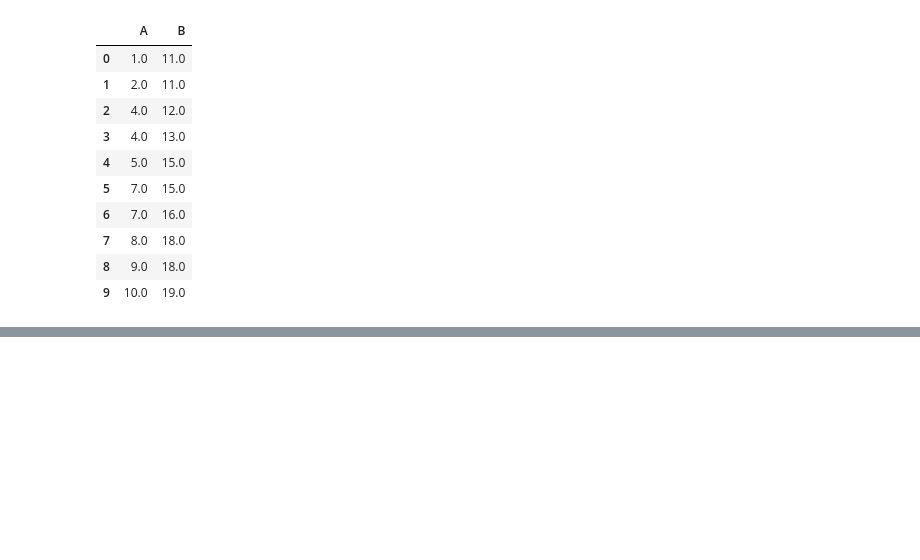
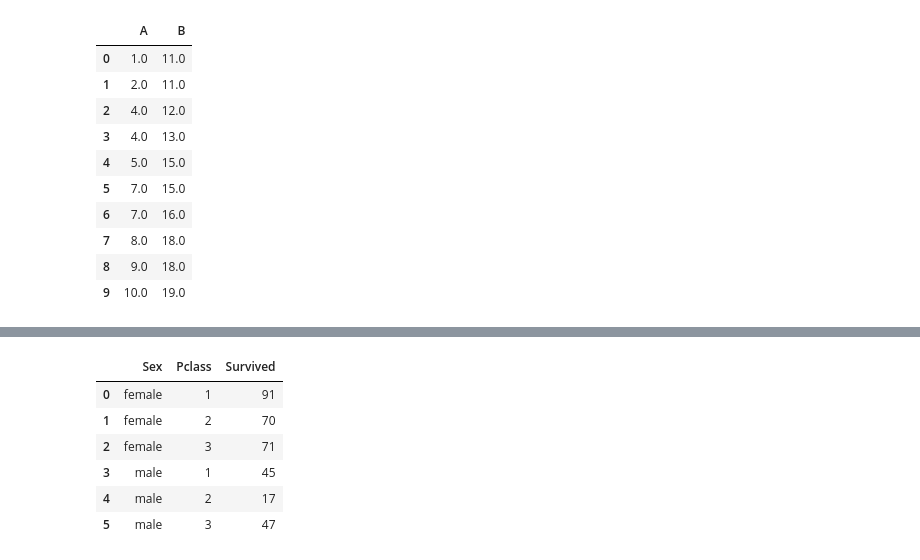
Before and after one commit to Piyush6678/pwDataScience, a Jupyter notebook: class/python/pandas/pandasAdvanc2 2.ipynb, the cells around one changed output, grey strips where cells are left out. Saved outputs shown, nothing was run; the diff lists cells and outputs as text; code cells hidden in the pictures; blank space fills up the shorter version.

```diff
--- a/class/python/pandas/pandasAdvanc2 2.ipynb
+++ b/class/python/pandas/pandasAdvanc2 2.ipynb
@@ -329,0 +368,12 @@ df2.bfill() # backward fill lower value
+# %%
+# how many pasenger survived by sex and Pclass
+df.groupby(["Sex","Pclass"])["Survived"].sum()
+df.groupby(["Sex","Pclass"])["Survived"].sum().to_frame().reset_index()
+# %% [output]
+|  | Sex | Pclass | Survived |
+| 0 | female | 1 | 91 |
+| 1 | female | 2 | 70 |
+| 2 | female | 3 | 71 |
+| 3 | male | 1 | 45 |
+| 4 | male | 2 | 17 |
+| 5 | male | 3 | 47 |
```
Also changed, not shown: parts of 8 cells of this notebook.
